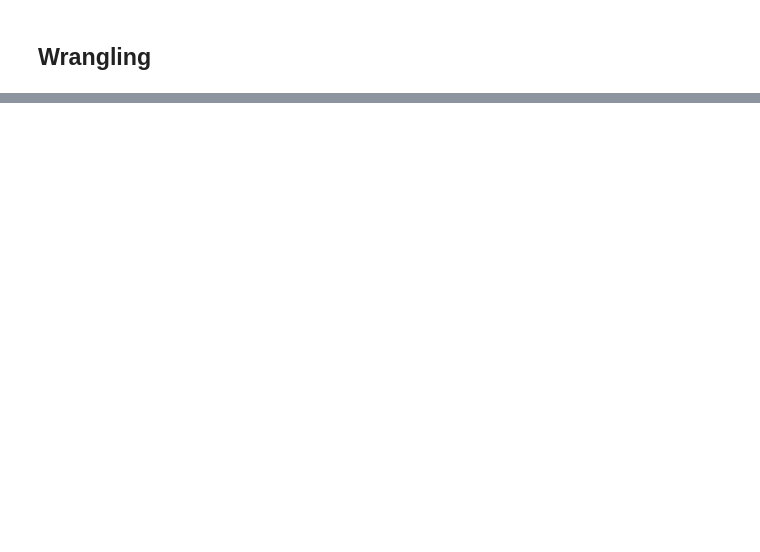
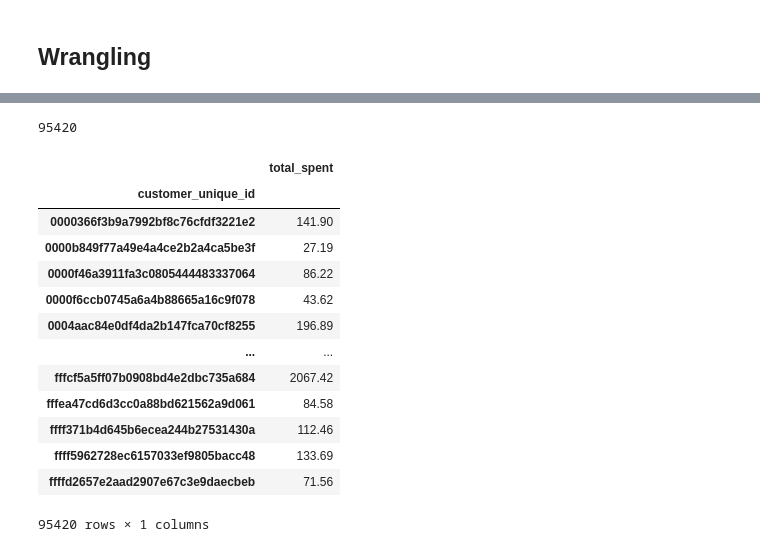
Before and after one commit to AnanyaKishore/da2402-project-ecom-analysis, a Jupyter notebook: data_analysis.ipynb, the cells around one changed output, grey strips where cells are left out. Cells and saved outputs as stored; diff of their text form; code cells hidden in the pictures; blank space fills up the shorter version.

```diff
--- a/data_analysis.ipynb
+++ b/data_analysis.ipynb
@@ -1047,0 +1090,22 @@ df.to_csv("merged_info_after_impute.csv", index = False)
+# %%
+df["customer_unique_id"].nunique()
+# %% [output]
+95420
+# %%
+#Calculate customer lifetime value (total spent per customer)
+df.groupby("customer_unique_id").agg(total_spent = ("price_with_freight_charges", "sum"))
+# %% [output]
+|  | total_spent |
+| customer_unique_id |  |
+| 0000366f3b9a7992bf8c76cfdf3221e2 | 141.90 |
+| 0000b849f77a49e4a4ce2b2a4ca5be3f | 27.19 |
+| 0000f46a3911fa3c0805444483337064 | 86.22 |
+| 0000f6ccb0745a6a4b88665a16c9f078 | 43.62 |
+| 0004aac84e0df4da2b147fca70cf8255 | 196.89 |
+| ... | ... |
+| fffcf5a5ff07b0908bd4e2dbc735a684 | 2067.42 |
+| fffea47cd6d3cc0a88bd621562a9d061 | 84.58 |
+| ffff371b4d645b6ecea244b27531430a | 112.46 |
+| ffff5962728ec6157033ef9805bacc48 | 133.69 |
+| ffffd2657e2aad2907e67c3e9daecbeb | 71.56 |
+95420 rows × 1 columns
```
Also changed, not shown: parts of 7 cells of this notebook.
